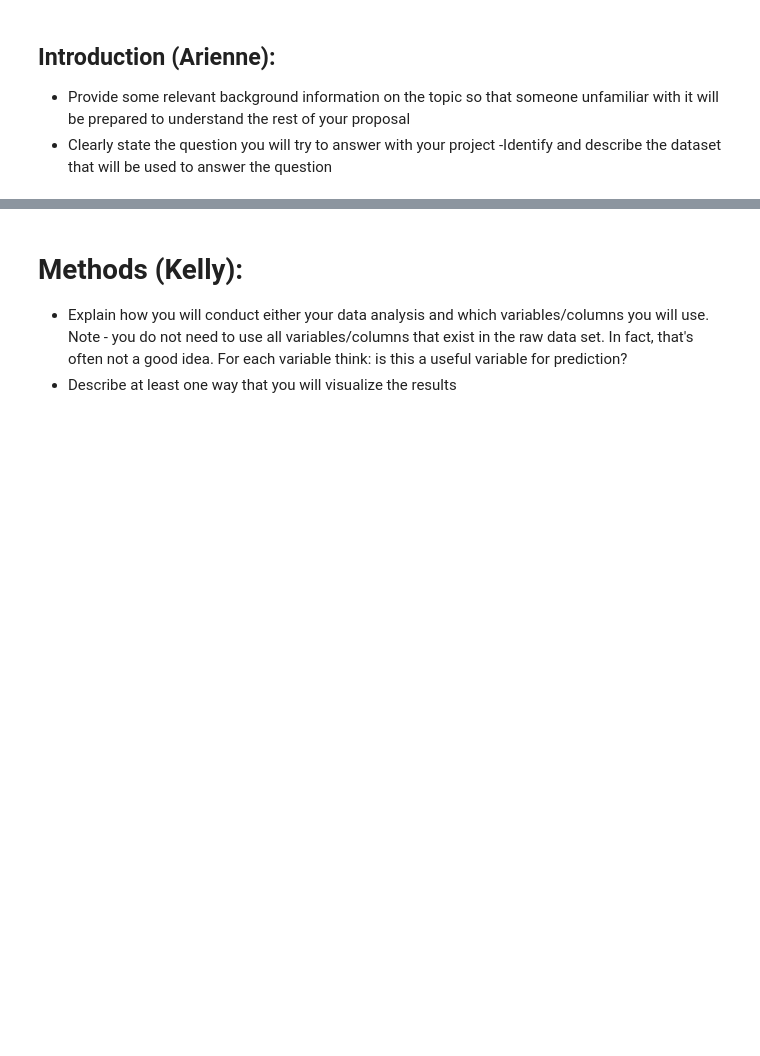
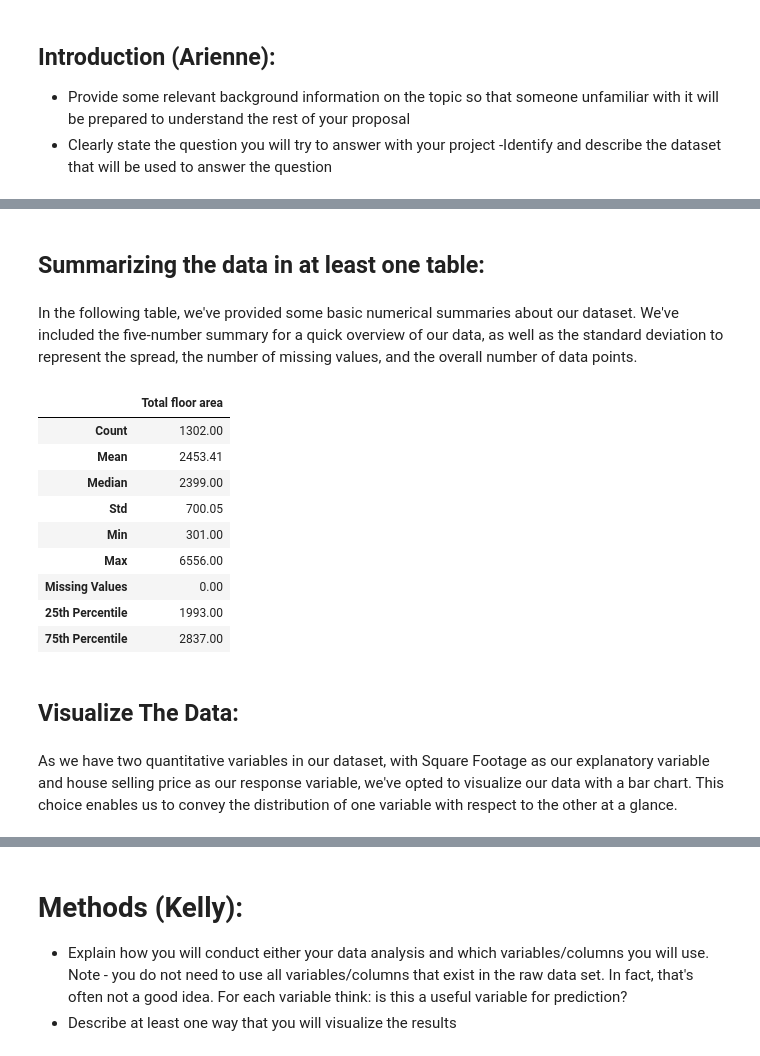
Before and after one commit to olyaiy/vancouver_housing_predictions, a Jupyter notebook: Project Proposal.ipynb, the cells around one changed output, grey strips where cells are left out. Drawn from its saved outputs; the diff is of its cells as text; code cells hidden in the pictures; blank space fills up the shorter version.

```diff
--- a/Project Proposal.ipynb
+++ b/Project Proposal.ipynb
@@ -18,0 +87,38 @@ Can we predict the selling price of a house in Vancouver based on its location,
+# %%
+home_prices = home_prices[['Price', 'Total floor area']]
+# %% [markdown]
+## Summarizing the data in at least one table: ##
+# %% [markdown]
+In the following table, we've provided some basic numerical summaries about our dataset. We've included the five-number summary for a quick overview of our data, as well as the standard deviation to represent the spread, the number of missing values, and the overall number of data points.
+# %%
+summary_table = pd.DataFrame({
+    'Total floor area': [
+        home_prices['Total floor area'].count(),
+        round(home_prices['Total floor area'].mean(), 2),
+        round(home_prices['Total floor area'].median(), 2),
+        round(home_prices['Total floor area'].std(), 2),
+        round(home_prices['Total floor area'].min(), 2),
+        round(home_prices['Total floor area'].max(), 2),
+        home_prices['Total floor area'].isnull().sum(),
+        round(home_prices['Total floor area'].quantile(0.25), 2),
+        round(home_prices['Total floor area'].quantile(0.75), 2)
+    ]
+}, index=['Count', 'Mean', 'Median', 'Std', 'Min', 'Max', 'Missing Values', '25th Percentile', '75th Percentile'])
+
+# Display the summary table
+summary_table
+# %% [output]
+|  | Total floor area |
+| Count | 1302.00 |
+| Mean | 2453.41 |
+| Median | 2399.00 |
+| Std | 700.05 |
+| Min | 301.00 |
+| Max | 6556.00 |
+| Missing Values | 0.00 |
+| 25th Percentile | 1993.00 |
+| 75th Percentile | 2837.00 |
+# %% [markdown]
+## Visualize The Data: ##
+# %% [markdown]
+As we have two quantitative variables in our dataset, with Square Footage as our explanatory variable and house selling price as our response variable, we've opted to visualize our data with a bar chart. This choice enables us to convey the distribution of one variable with respect to the other at a glance.
```
Also changed, not shown: parts of 14 cells of this notebook, 1 other file.
